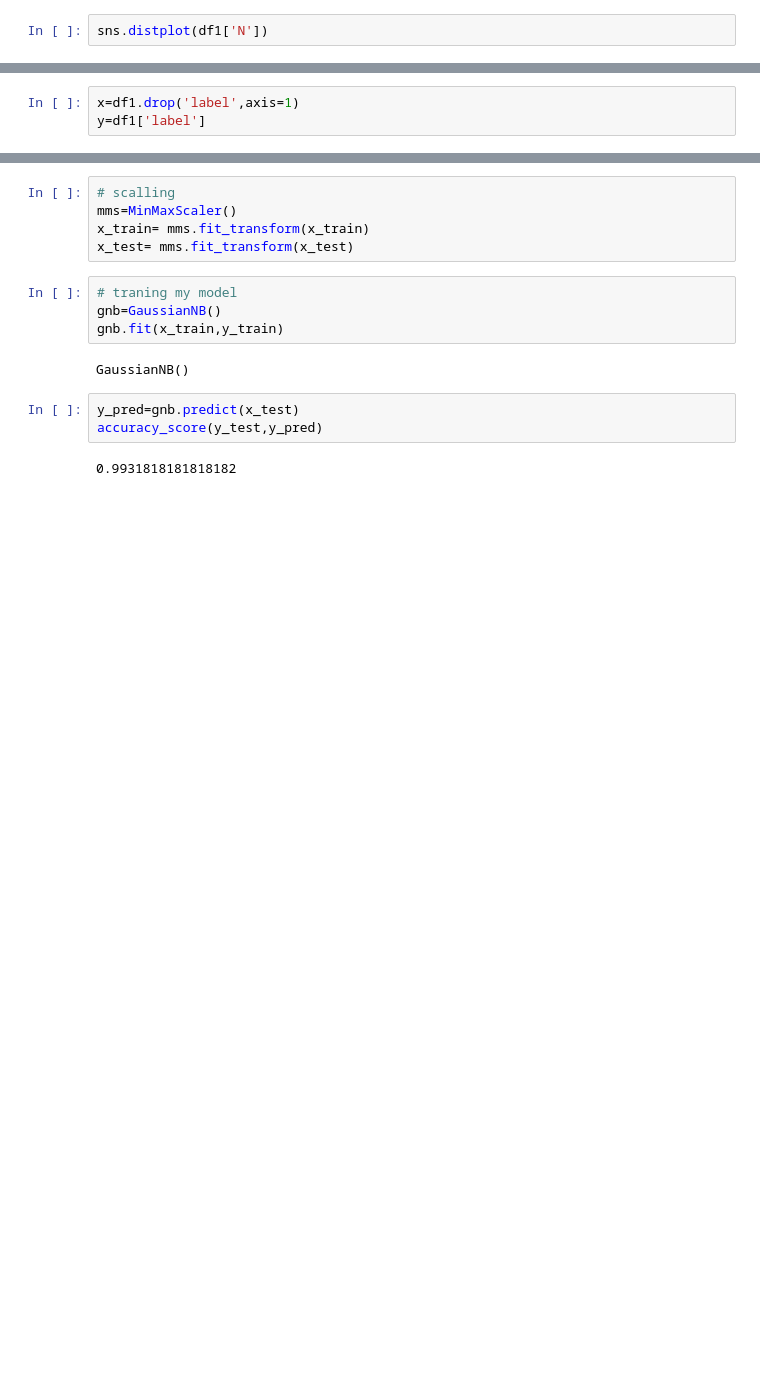
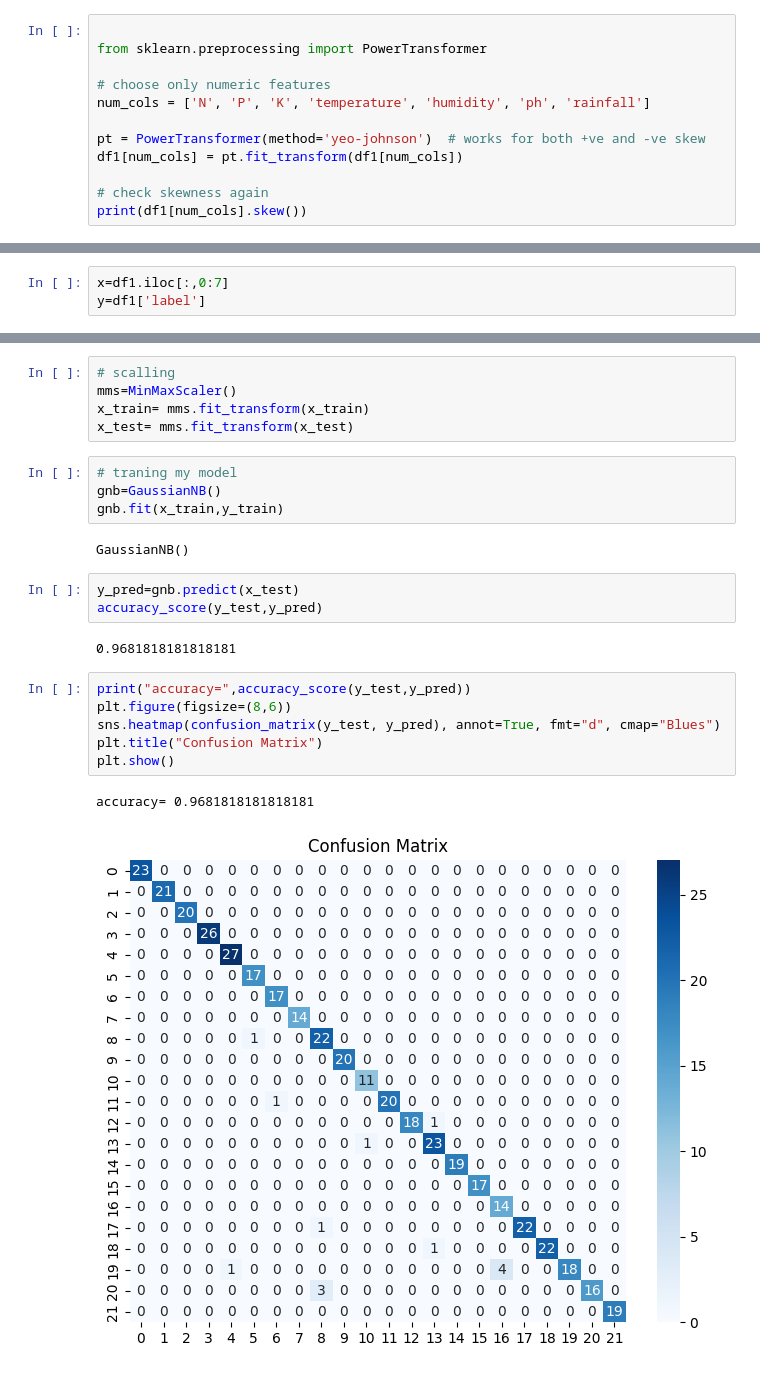
Before and after one commit to Akshay-kumar-patil/crop_fertilizer_prediction, a Jupyter notebook: Crop_&_Fertilizer_Recommendation_System/crop.ipynb, the cells around one changed output, grey strips where cells are left out. Cells and saved outputs as stored; diff of their text form; blank space fills up the shorter version.

```diff
--- a/Crop_&_Fertilizer_Recommendation_System/crop.ipynb
+++ b/Crop_&_Fertilizer_Recommendation_System/crop.ipynb
@@ -140,3 +146,13 @@ https://gist.github.com/mwaskom/de44147ed2974457ad6372750bbe5751
 # %%
-sns.distplot(df1['N'])
+
+from sklearn.preprocessing import PowerTransformer
+
+# choose only numeric features
+num_cols = ['N', 'P', 'K', 'temperature', 'humidity', 'ph', 'rainfall']
+
+pt = PowerTransformer(method='yeo-johnson')  # works for both +ve and -ve skew
+df1[num_cols] = pt.fit_transform(df1[num_cols])
+
+# check skewness again
+print(df1[num_cols].skew())
 # %% [output]
@@ -159,5 +182,5 @@ sns.displot(df1['ph'])
 # %%
-x=df1.drop('label',axis=1)
+x=df1.iloc[:,0:7]
 y=df1['label']
 # %%
 le=LabelEncoder()
@@ -187,4 +214,13 @@ GaussianNB()
 y_pred=gnb.predict(x_test)
 accuracy_score(y_test,y_pred)
 # %% [output]
-0.9931818181818182
+0.9681818181818181
+# %%
+print("accuracy=",accuracy_score(y_test,y_pred))
+plt.figure(figsize=(8,6))
+sns.heatmap(confusion_matrix(y_test, y_pred), annot=True, fmt="d", cmap="Blues")
+plt.title("Confusion Matrix")
+plt.show()
+# %% [output]
+accuracy= 0.9681818181818181
+[figure, added]
```
Also changed, not shown: parts of 11 cells of this notebook, 1 other file.
